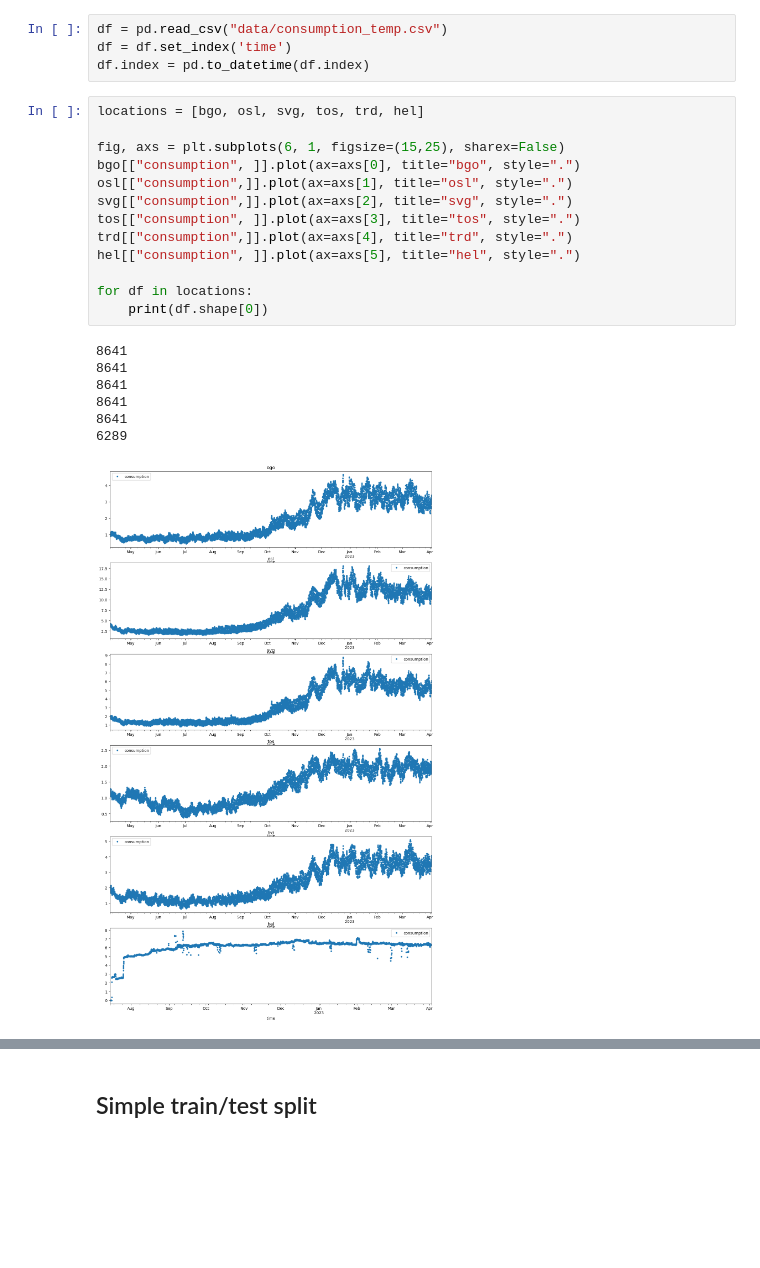
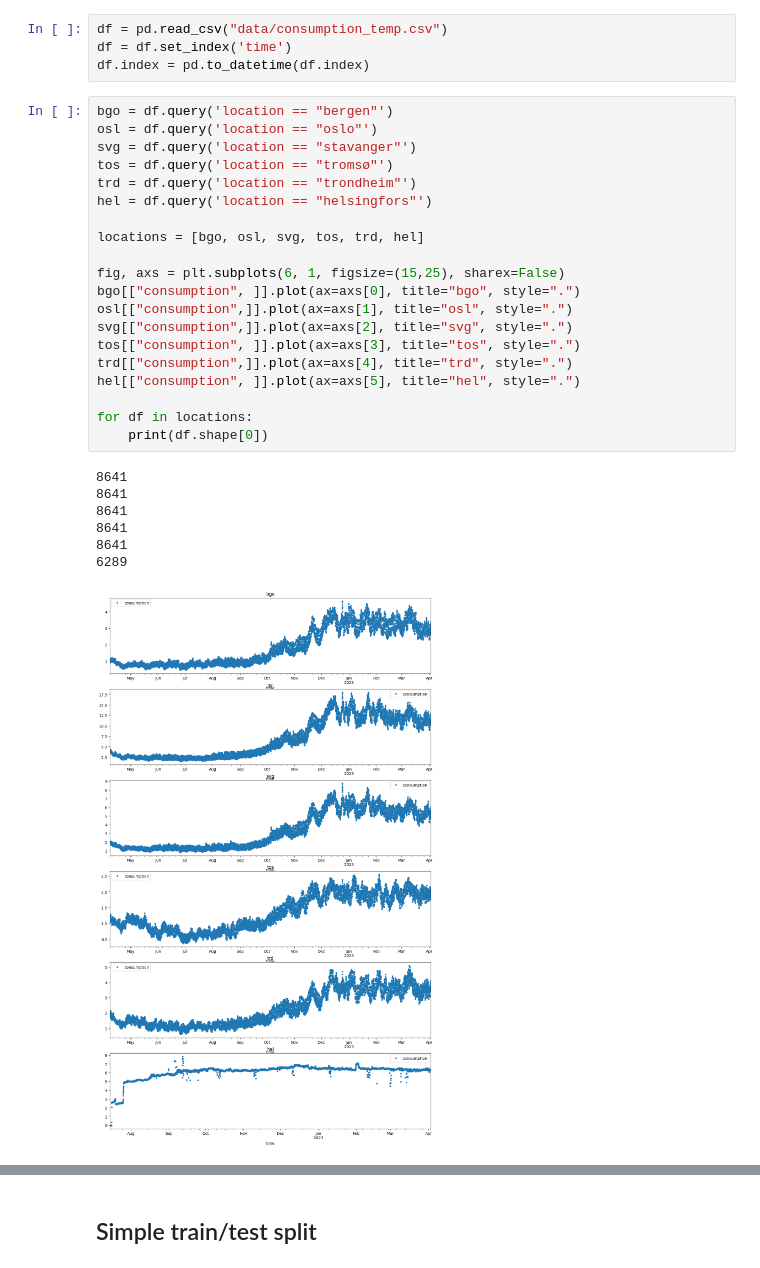
Before and after one commit to elibir/tdt4259-group75, a Jupyter notebook: xgboost.ipynb, the cells around one changed output, grey strips where cells are left out. Drawn from its saved outputs; the diff is of its cells as text; blank space fills up the shorter version.

```diff
--- a/xgboost.ipynb
+++ b/xgboost.ipynb
@@ -13,23 +13,30 @@ df = pd.read_csv("data/consumption_temp.csv")
 df = df.set_index('time')
 df.index = pd.to_datetime(df.index)
 # %%
+bgo = df.query('location == "bergen"')
+osl = df.query('location == "oslo"')
+svg = df.query('location == "stavanger"')
+tos = df.query('location == "tromsø"')
+trd = df.query('location == "trondheim"')
+hel = df.query('location == "helsingfors"')
+
 locations = [bgo, osl, svg, tos, trd, hel]
 
 fig, axs = plt.subplots(6, 1, figsize=(15,25), sharex=False)
 bgo[["consumption", ]].plot(ax=axs[0], title="bgo", style=".")
 osl[["consumption",]].plot(ax=axs[1], title="osl", style=".")
 svg[["consumption",]].plot(ax=axs[2], title="svg", style=".")
 tos[["consumption", ]].plot(ax=axs[3], title="tos", style=".")
 trd[["consumption",]].plot(ax=axs[4], title="trd", style=".")
 hel[["consumption", ]].plot(ax=axs[5], title="hel", style=".")
 
 for df in locations:
     print(df.shape[0])
 # %% [output]
 8641
 8641
 8641
 8641
 8641
 6289
-[figure, old version]
+[figure, new version]
```
Also changed, not shown: parts of 1 cell of this notebook.
